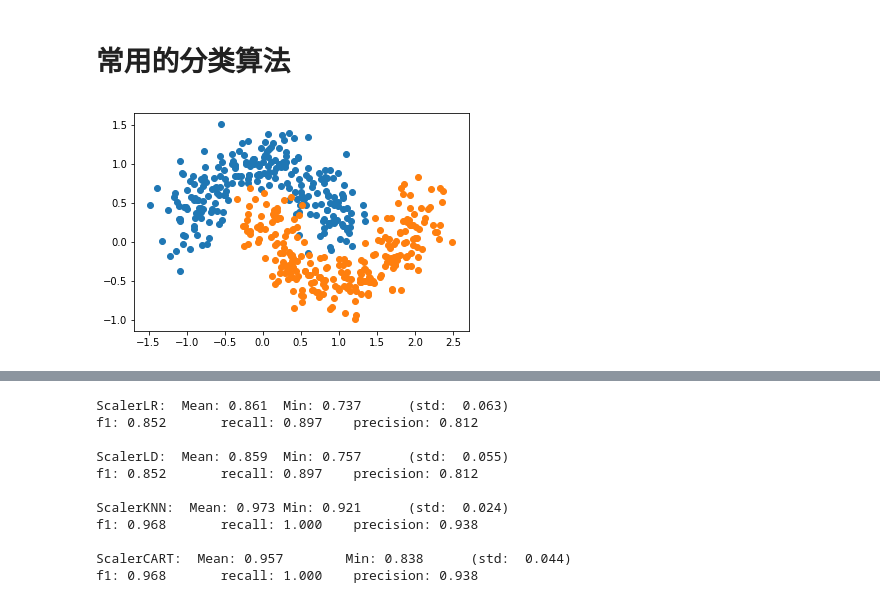
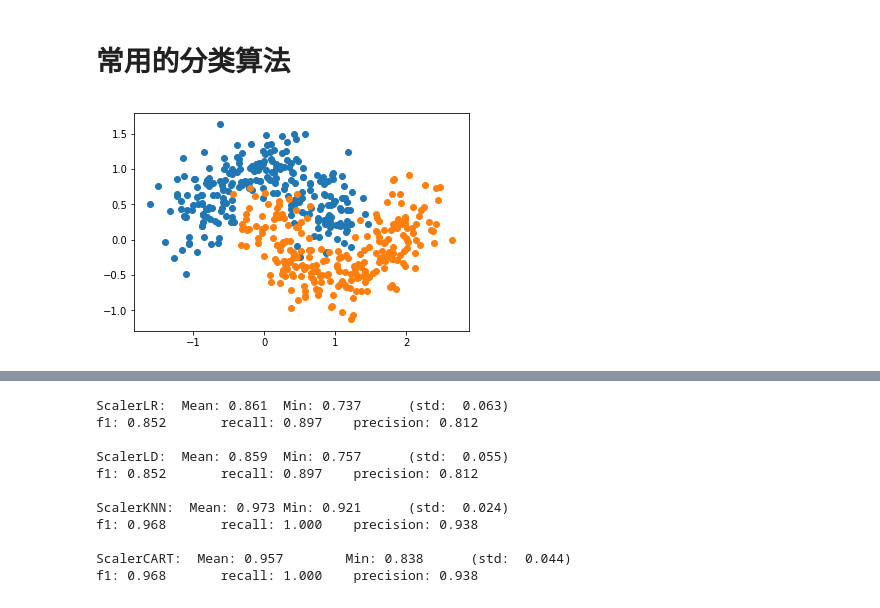
Before and after one commit to dikers/machine-learning, a Jupyter notebook: stepbystep/021-multi-classify.ipynb, the cells around one changed output, grey strips where cells are left out. Saved outputs shown, nothing was run; the diff lists cells and outputs as text; code cells hidden in the pictures.

```diff
--- a/stepbystep/021-multi-classify.ipynb
+++ b/stepbystep/021-multi-classify.ipynb
@@ -51,12 +52,12 @@ from sklearn.discriminant_analysis import LinearDiscriminantAnalysis
 from sklearn.tree import DecisionTreeClassifier
 from sklearn.neighbors import KNeighborsClassifier
 # %%
-X, y = datasets.make_moons(n_samples=500, noise=0.2, random_state=42)
+X, y = datasets.make_moons(n_samples=500, noise=0.25, random_state=42)
 plt.scatter(X[y==0,0], X[y==0,1])
 plt.scatter(X[y==1,0], X[y==1,1])
 plt.show()
 # %% [output]
-[figure, old version]
+[figure, new version]
 # %%
 X_train, X_test, y_train, y_test = train_test_split(X,y, random_state=42)
 # %%
```
Also changed, not shown: parts of 3 cells of this notebook, 17 other files.
